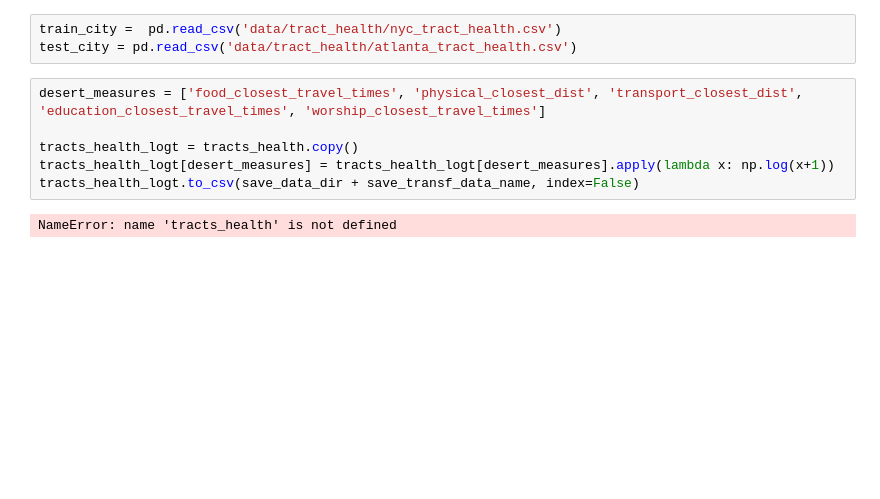
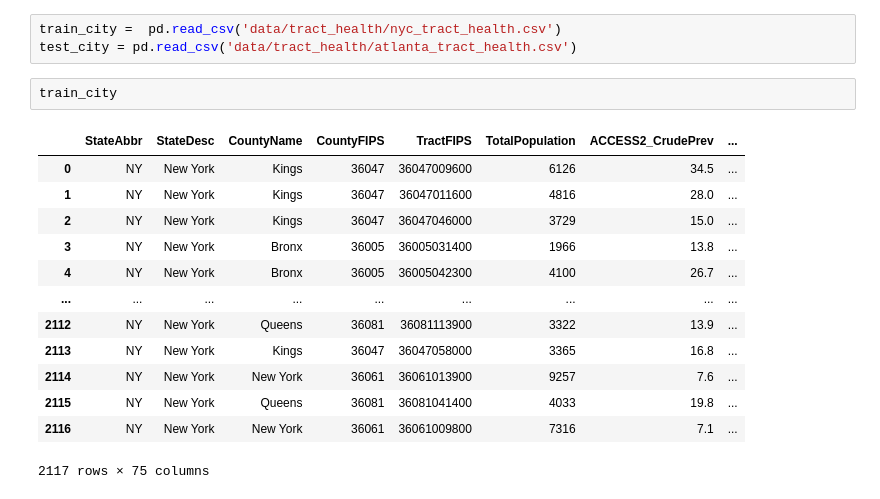
Before and after one commit to williamdwatson/cse6242_group_project, a Jupyter notebook: notebooks/Validation Test.ipynb, the cells around one changed output. Cells and saved outputs as stored; diff of their text form; blank space fills up the shorter version.

```diff
--- a/notebooks/Validation Test.ipynb
+++ b/notebooks/Validation Test.ipynb
@@ -14,11 +14,19 @@ import seaborn as sns
 # %%
 train_city =  pd.read_csv('data/tract_health/nyc_tract_health.csv')
 test_city = pd.read_csv('data/tract_health/atlanta_tract_health.csv')
-# %%
-desert_measures = ['food_closest_travel_times', 'physical_closest_dist', 'transport_closest_dist', 'education_closest_travel_times', 'worship_closest_travel_times']
-
-tracts_health_logt = tracts_health.copy()
-tracts_health_logt[desert_measures] = tracts_health_logt[desert_measures].apply(lambda x: np.log(x+1))
-tracts_health_logt.to_csv(save_data_dir + save_transf_data_name, index=False)
-# %% [output]
-NameError: name 'tracts_health' is not defined
+# %%
+train_city
+# %% [output]
+|  | StateAbbr | StateDesc | CountyName | CountyFIPS | TractFIPS | TotalPopulation | ACCESS2_CrudePrev | ... |
+| 0 | NY | New York | Kings | 36047 | 36047009600 | 6126 | 34.5 | ... |
+| 1 | NY | New York | Kings | 36047 | 36047011600 | 4816 | 28.0 | ... |
+| 2 | NY | New York | Kings | 36047 | 36047046000 | 3729 | 15.0 | ... |
+| 3 | NY | New York | Bronx | 36005 | 36005031400 | 1966 | 13.8 | ... |
+| 4 | NY | New York | Bronx | 36005 | 36005042300 | 4100 | 26.7 | ... |
+| ... | ... | ... | ... | ... | ... | ... | ... | ... |
+| 2112 | NY | New York | Queens | 36081 | 36081113900 | 3322 | 13.9 | ... |
+| 2113 | NY | New York | Kings | 36047 | 36047058000 | 3365 | 16.8 | ... |
+| 2114 | NY | New York | New York | 36061 | 36061013900 | 9257 | 7.6 | ... |
+| 2115 | NY | New York | Queens | 36081 | 36081041400 | 4033 | 19.8 | ... |
+| 2116 | NY | New York | New York | 36061 | 36061009800 | 7316 | 7.1 | ... |
+2117 rows × 75 columns
```
Also changed, not shown: parts of 8 cells of this notebook, 6 other files.
